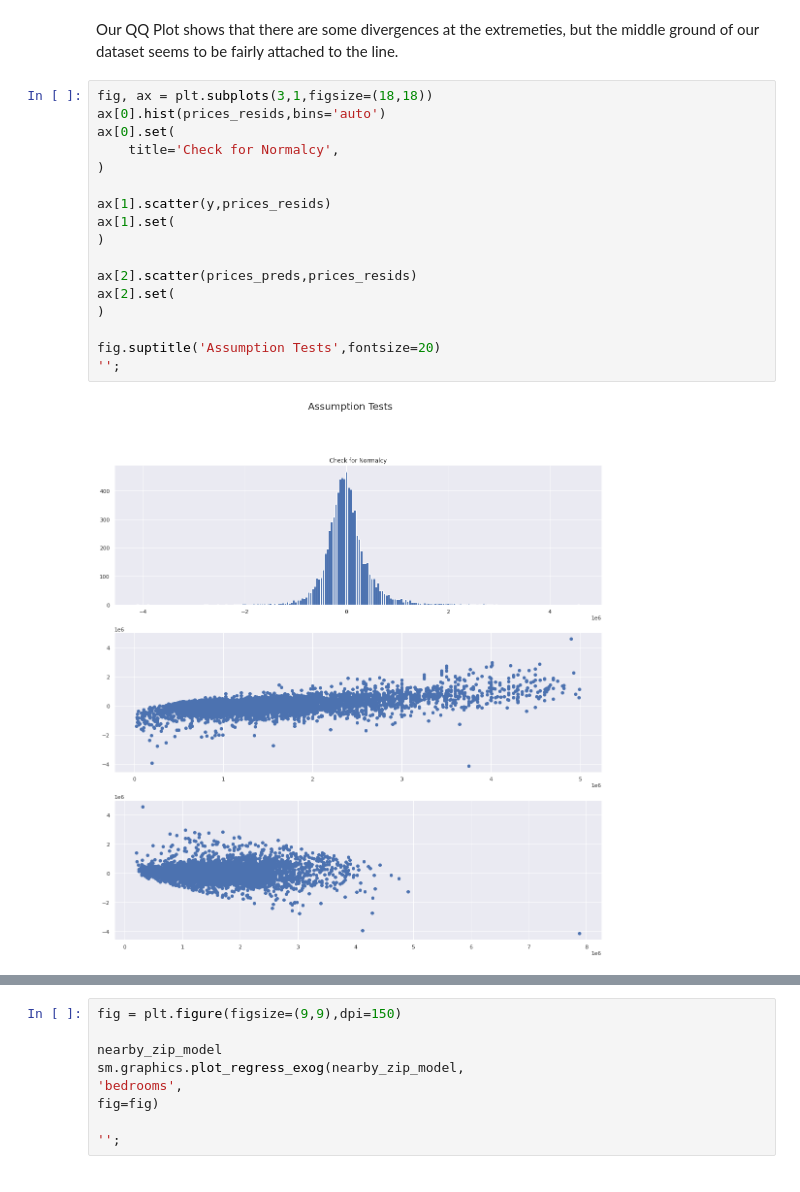
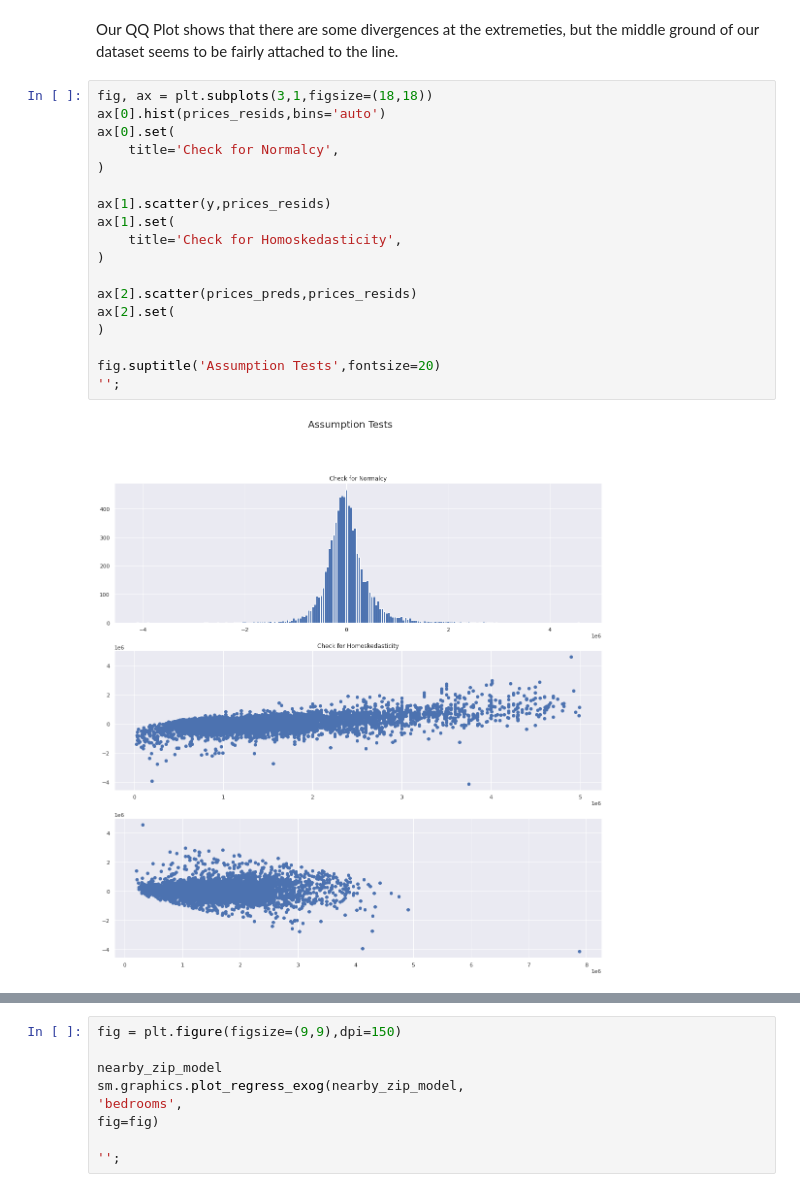
Before and after one commit to ParkedHampster/Modeled_Homes-Phase_2, a Jupyter notebook: index.ipynb, the cells around one changed output, grey strips where cells are left out. Cells and saved outputs as stored; diff of their text form.

```diff
--- a/index.ipynb
+++ b/index.ipynb
@@ -950,19 +950,20 @@ Our QQ Plot shows that there are some divergences at the extremeties, but the mi
 # %%
 fig, ax = plt.subplots(3,1,figsize=(18,18))
 ax[0].hist(prices_resids,bins='auto')
 ax[0].set(
     title='Check for Normalcy',
 )
 
 ax[1].scatter(y,prices_resids)
 ax[1].set(
+    title='Check for Homoskedasticity',
 )
 
 ax[2].scatter(prices_preds,prices_resids)
 ax[2].set(
 )
 
 fig.suptitle('Assumption Tests',fontsize=20)
 '';
 # %% [output]
-[figure, old version]
+[figure, new version]
```
Also changed, not shown: parts of 12 cells of this notebook, 1 other file.
